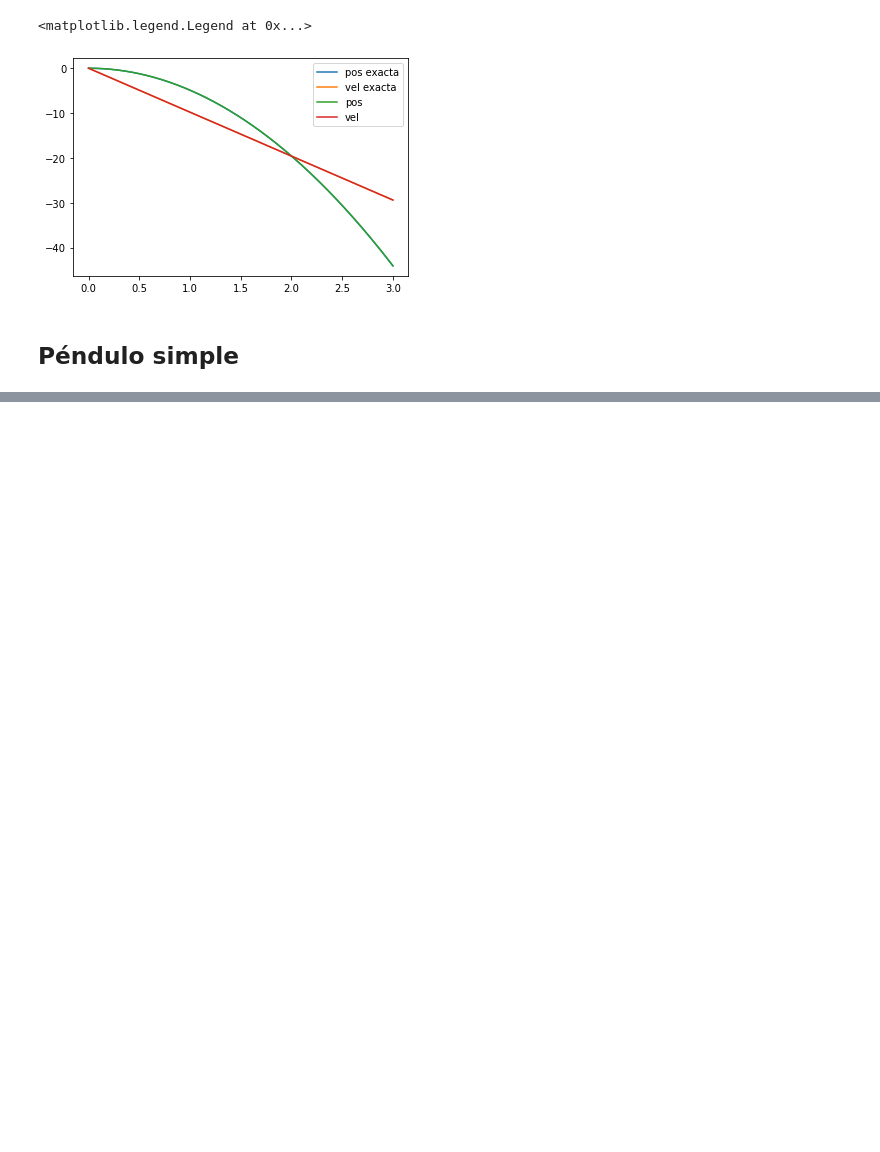
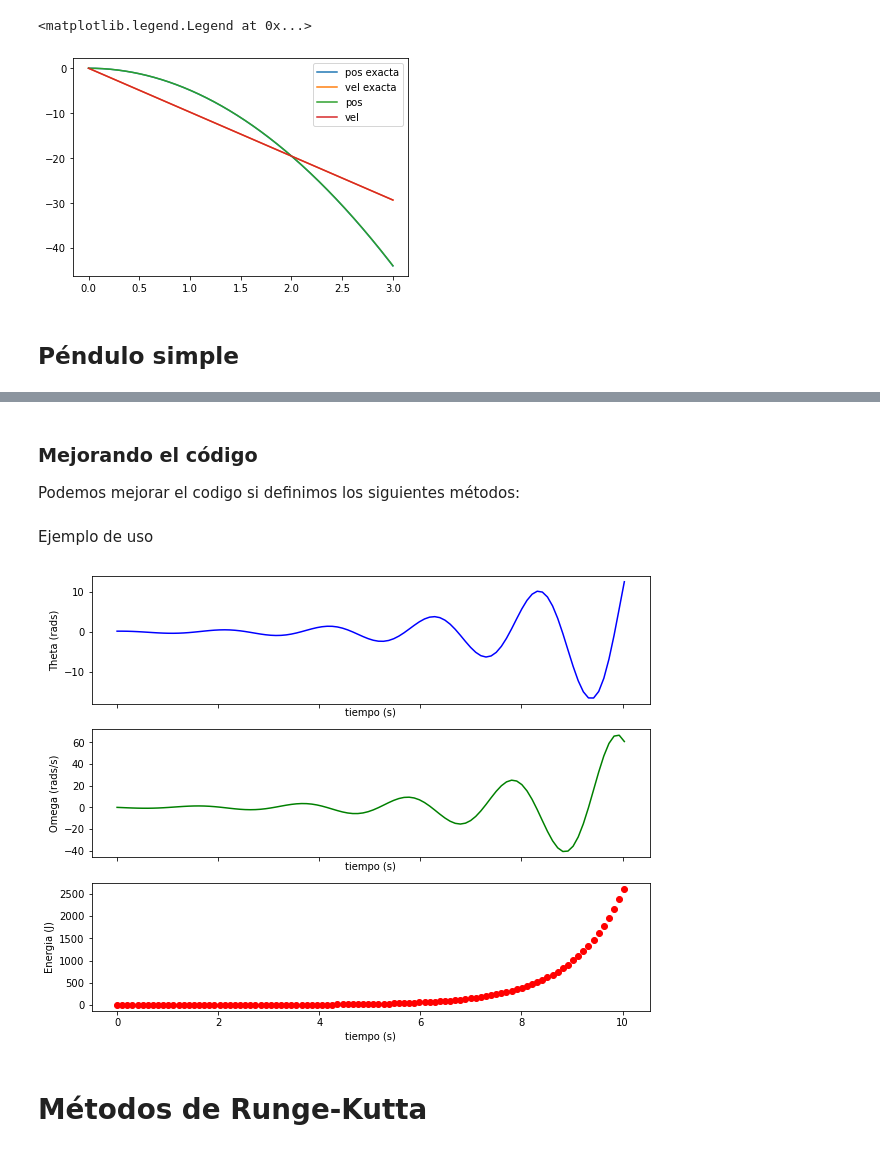
Before and after one commit to jesusigarmor/Matematicas-computacionales-fall2020, a Jupyter notebook: alumnos/anacris2802/EjerciciosClase.ipynb, the cells around one changed output, grey strips where cells are left out. Saved outputs shown, nothing was run; the diff lists cells and outputs as text; code cells hidden in the pictures; blank space fills up the shorter version.

```diff
--- a/alumnos/anacris2802/EjerciciosClase.ipynb
+++ b/alumnos/anacris2802/EjerciciosClase.ipynb
@@ -743,0 +746,3 @@ plt.legend(loc="best")
+# %% [markdown]
+### Mejorando el código
+Podemos mejorar el codigo si definimos los siguientes métodos:
@@ -743,0 +804,6 @@ plt.legend(loc="best")
+# %% [markdown]
+Ejemplo de uso
+# %%
+
+p = Pendulo(masa = 1.0, longitud = 1.0, gravedad = 9.8)
+p.initial_conditions(theta_i=0.2, omega_i=0.0)
@@ -743,0 +816,7 @@ plt.legend(loc="best")
+# %%
+
+p.plot()
+# %% [output]
+[figure, added]
+# %% [markdown]
+# Métodos de Runge-Kutta
```
Also changed, not shown: parts of 10 cells of this notebook, 1 other file.
